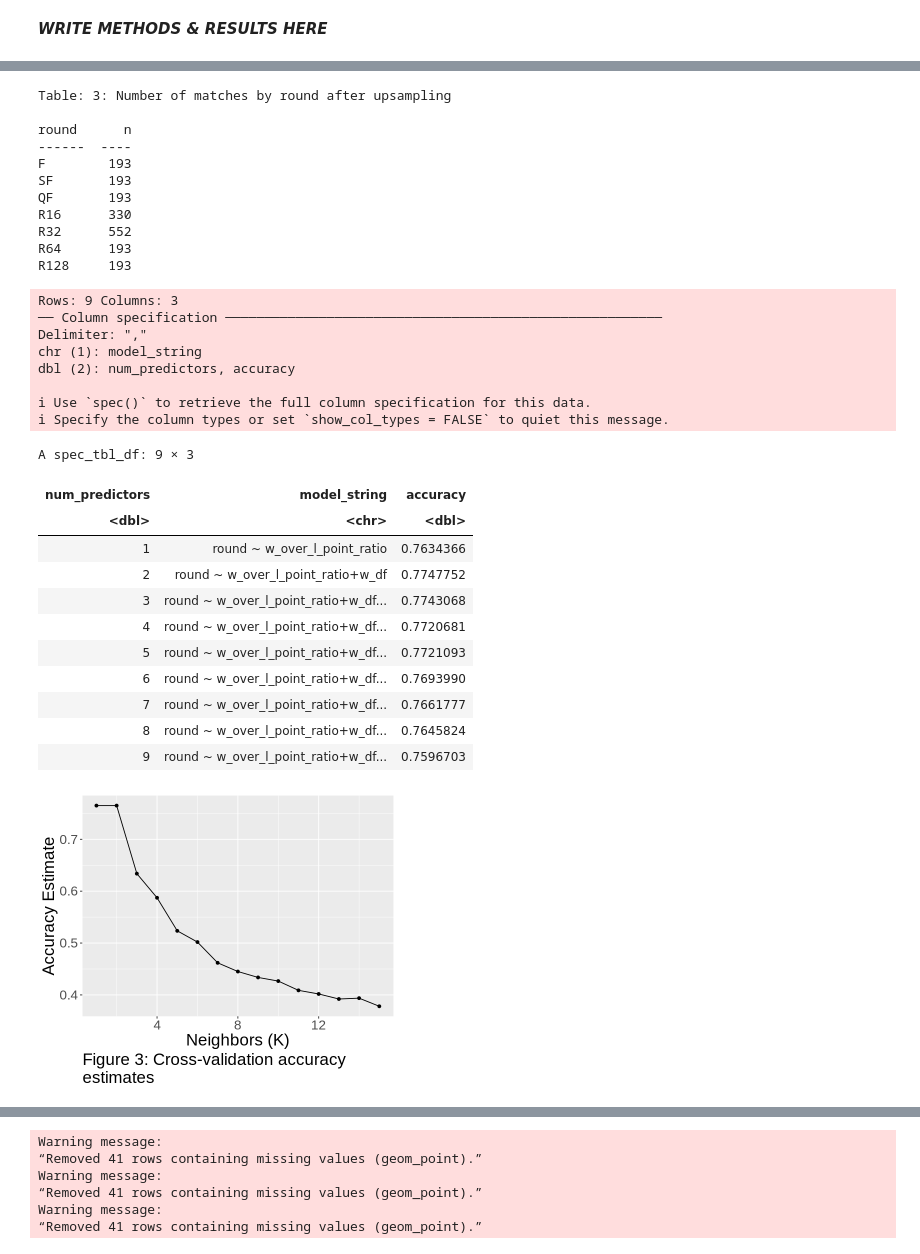
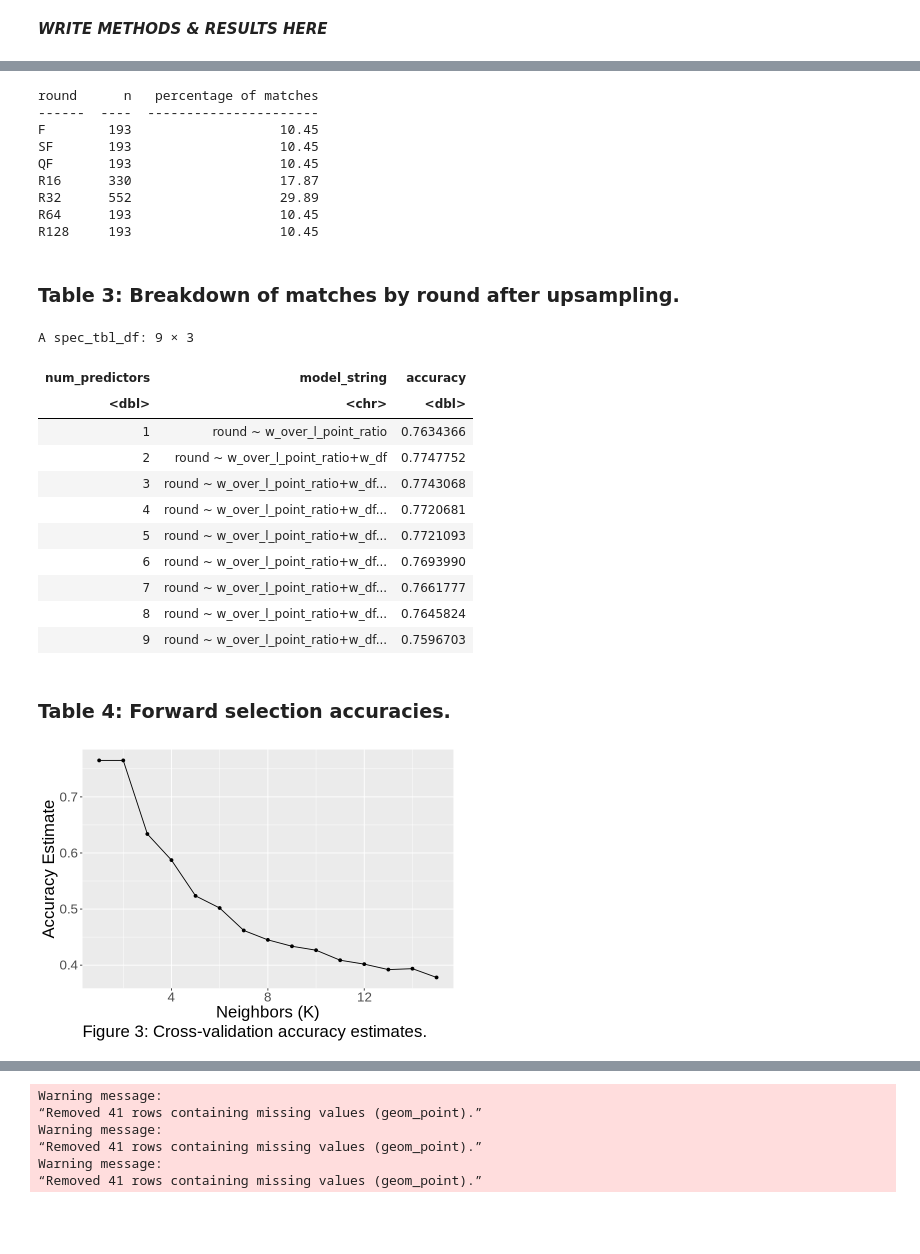
Before and after one commit to ben-westmore/dsci-100-2022w1-group-177, a Jupyter notebook: group177_report.ipynb, the cells around one changed output, grey strips where cells are left out. Drawn from its saved outputs; the diff is of its cells as text; code cells hidden in the pictures; blank space fills up the shorter version.

Commit message:
Touched up all visualizations, made tables more tidy, added figure and table captions, added more narration to code cells

```diff
--- a/group177_report.ipynb
+++ b/group177_report.ipynb
@@ -54,7 +44,8 @@ The following object is masked from ‘package:dplyr’:
 # %%
 # READING IN AND WRANGLING THE DATA
 
-tennis_data_wrangled <- read_csv("https://raw.githubusercontent.com/ben-westmore/dsci-100-2022w1-group-177/main/atp2017-2019.csv") |>
+tennis_data_wrangled <- read_csv("https://raw.githubusercontent.com/ben-westmore/dsci-100-2022w1-group-177/main/atp2017-2019.csv",
+                                 show_col_types = FALSE) |>
     mutate(round = as_factor(round),
            tourney_year = as.double(substr(tourney_date, 1, 4)),
            tourney_month = as.double(substr(tourney_date, 5, 6)),
@@ -77,7 +68,7 @@ matches_by_format <- tennis_data_wrangled |>
 
 knitr::kable(matches_by_format,
              col.names = gsub("[_]", " ", names(matches_by_format)),
-             caption = "1: Number of matches by format (best of 3 or 5 sets)", "simple")
+             "simple")
 
 
 # FILTERING TO ONLY INCLUDE BEST OF 3 SET DATA, & MAKING A NEW STATISTIC TO TRY AS A PREDICTOR
@@ -86,13 +77,14 @@ tennis_data_wrangled <- tennis_data_wrangled |>
     filter(best_of == 3) |>
     mutate(w_over_l_point_ratio = winner_rank_points/loser_rank_points)
 
-head(tennis_data_wrangled)
+# head(tennis_data_wrangled)
 # glimpse(tennis_data_wrangled)
+# levels(tennis_data_wrangled$round)
 
+
+# Notes:
 # tennis_data_wrangled contains all of the data from best of 3 set matches in 2019 including all statistics,
 # plus the new custom statistic 'w_over_l_point_ratio'
-
-levels(tennis_data_wrangled$round)
 # %% [output]
 New names:
 • `` -> `...1`
@@ -228,47 +201,40 @@ ups_recipe <- recipe(round ~ ., data = tennis_train) |>
 
 upsampled_tennis_train <- bake(ups_recipe, tennis_train)
 
+
+# MAKING A TABLE TO SHOW BREAKDOWN OF MATCHES BY ROUND IN THE TRAINING SET AFTER UPSAMPLING
+
 upsampled_matches_by_round <- upsampled_tennis_train |>
   group_by(round) |>
-  summarize(n = n())
+  summarize(n = n(),
+            percentage_of_matches = (round((n()/nrow(upsampled_tennis_train)) * 100, 2)))
 
 knitr::kable(upsampled_matches_by_round,
              col.names = gsub("[_]", " ", names(upsampled_matches_by_round)),
-             caption = "3: Number of matches by round after upsampling", "simple")
+             "simple")
 # %% [output]
-Table: 3: Number of matches by round after upsampling
-
-round      n
-------  ----
-F        193
-SF       193
-QF       193
-R16      330
-R32      552
-R64      193
-R128     193
+round      n   percentage of matches
+------  ----  ----------------------
+F        193                   10.45
+SF       193                   10.45
+QF       193                   10.45
+R16      330                   17.87
+R32      552                   29.89
+R64      193                   10.45
+R128     193                   10.45
+# %% [markdown]
+### Table 3: Breakdown of matches by round after upsampling.
 # %%
-# submit this proposal
-# submit the csv
-# submit the forward selection notebook
+# FORWARD SELECTION
+# Code can be found in 'forward_selection.ipynb' notebook.
+# Dataframe values are stored in 'forward_selection.ipynb'.
+# Both files above were submitted alongside this notebook.
 
-# FORWARD SELECTION
-# Code can be found in 'forward_selection.ipynb' notebook
-# Dataframe values are stored in 'forward_selection.ipynb'
-# Both files above were submitted alongside this notebook
-
-fs_accuracies <- read_csv("forward_selection.csv")
+fs_accuracies <- read_csv("forward_selection.csv",
+                          show_col_types = FALSE)
 fs_accuracies
 # %% [output]
-Rows: 9 Columns: 3
-── Column specification ────────────────────────────────────────────────────────
-Delimiter: ","
-chr (1): model_string
-dbl (2): num_predictors, accuracy
-
-ℹ Use `spec()` to retrieve the full column specification for this data.
-ℹ Specify the column types or set `show_col_types = FALSE` to quiet this message.
+A spec_tbl_df: 9 × 3
-A spec_tbl_df: 9 × 3
 | num_predictors | model_string | accuracy |
 | <dbl> | <chr> | <dbl> |
 | 1 | round ~ w_over_l_point_ratio | 0.7634366 |
@@ -280,10 +246,12 @@ A spec_tbl_df: 9 × 3
 | 7 | round ~ w_over_l_point_ratio+w_df... | 0.7661777 |
 | 8 | round ~ w_over_l_point_ratio+w_df... | 0.7645824 |
 | 9 | round ~ w_over_l_point_ratio+w_df... | 0.7596703 |
+# %% [markdown]
+### Table 4: Forward selection accuracies.
 # %%
 set.seed(2019)
 
-# PERFORMING CROSS-VALIDATION
+# PERFORMING CROSS-VALIDATION AND COMPILING RESULTS INTO A DATAFRAME
 k_vals <- tibble(neighbors = seq(from = 1, to = 15, by = 1))
 
 tennis_cv_recipe <- recipe(round ~ winner_rank +
@@ -294,35 +262,38 @@ tennis_cv_recipe <- recipe(round ~ winner_rank +
                            data = upsampled_tennis_train) |>
     step_scale(all_predictors()) |>
     step_center(all_predictors())
 
 tennis_cv_spec <- nearest_neighbor(weight_func = "rectangular", neighbors = tune()) |>
     set_engine("kknn") |>
     set_mode("classification")
 
 tennis_vfold <- vfold_cv(upsampled_tennis_train, v = 5, strata = round)
 
 tennis_knn_results <- workflow() |>
     add_recipe(tennis_cv_recipe) |>
     add_model(tennis_cv_spec) |>
     tune_grid(resamples = tennis_vfold, grid = k_vals) |>
     collect_metrics()
 
 accuracies <- tennis_knn_results |>
     filter(.metric == "accuracy")
 
-options(repr.plot.width = 6, repr.plot.height = 5)
+
+# PLOTTING THE CROSS-VALIDATION ACCURACY ESTIMATES
+
+options(repr.plot.width = 7, repr.plot.height = 5)
 
 cross_val_plot <- ggplot(accuracies, aes(x = neighbors, y = mean)) +
     geom_point() +
     geom_line() +
     labs(x = "Neighbors (K)",
          y = "Accuracy Estimate",
-         caption = "Figure 3: Cross-validation accuracy\nestimates") +
+         caption = "Figure 3: Cross-validation accuracy estimates.") +
     theme(text = element_text(size = 20),
           plot.caption = element_text(hjust = 0, size = 20))
 
 cross_val_plot
 # %% [output]
-[figure, old version]
+[figure, new version]
 # %%
 set.seed(2019)
```
Also changed, not shown: parts of 9 cells of this notebook.
